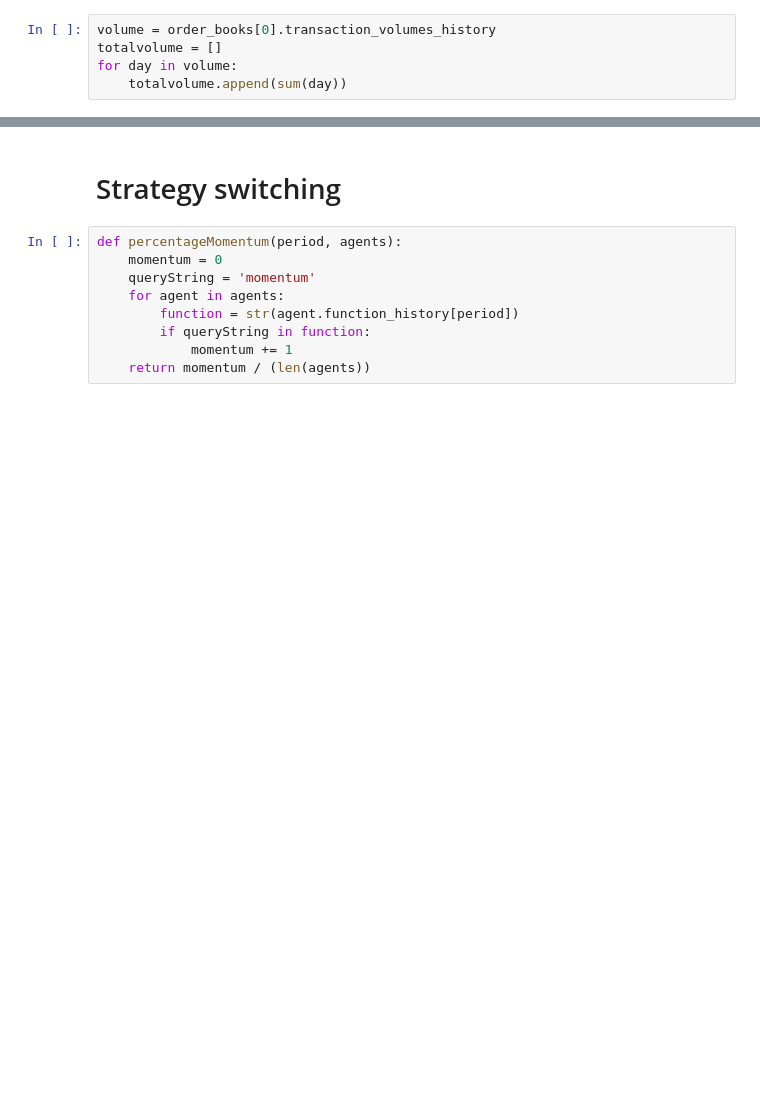
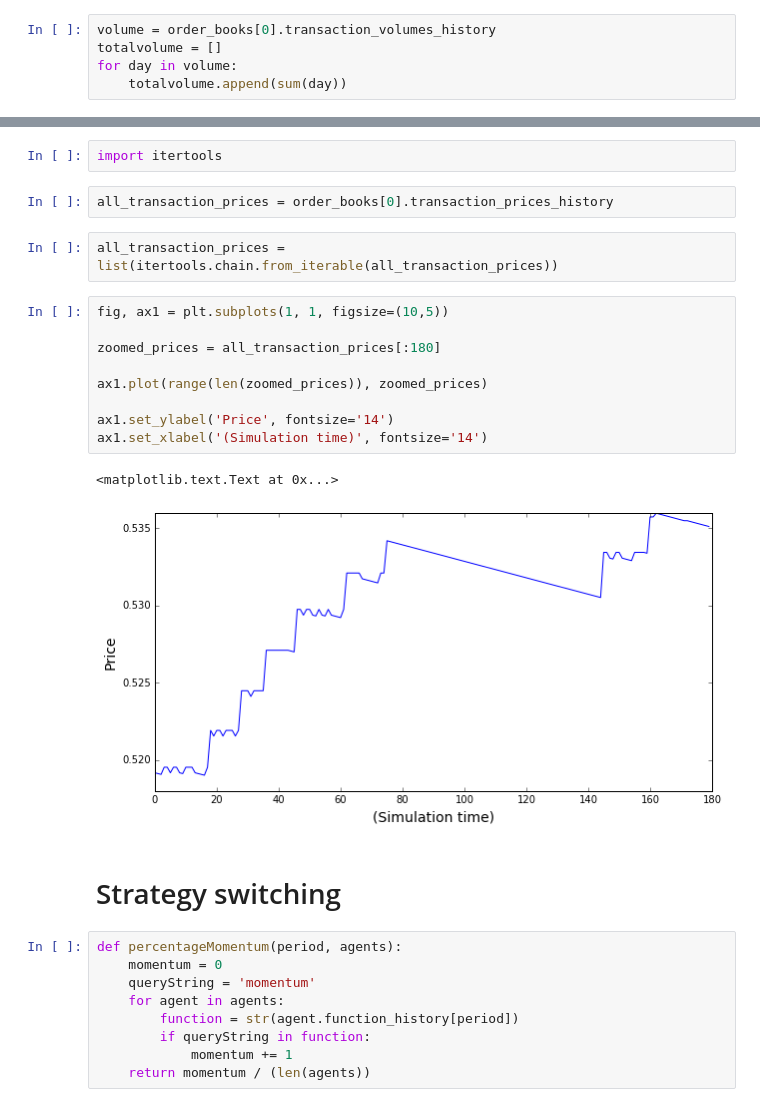
Before and after one commit to LCfP/Agent-Based-Stock-Market-Model, a Jupyter notebook: modeltweaking.ipynb, the cells around one changed output, grey strips where cells are left out. Cells and saved outputs as stored; diff of their text form; blank space fills up the shorter version.

```diff
--- a/modeltweaking.ipynb
+++ b/modeltweaking.ipynb
@@ -124,3 +130,21 @@ ax1.set_xlabel('(Simulation time)', fontsize='14')
+# %%
+import itertools
+# %%
+all_transaction_prices = order_books[0].transaction_prices_history
+# %%
+all_transaction_prices = list(itertools.chain.from_iterable(all_transaction_prices))
+# %%
+fig, ax1 = plt.subplots(1, 1, figsize=(10,5))
+
+zoomed_prices = all_transaction_prices[:180]
+
+ax1.plot(range(len(zoomed_prices)), zoomed_prices)
+
+ax1.set_ylabel('Price', fontsize='14')
+ax1.set_xlabel('(Simulation time)', fontsize='14')
+# %% [output]
+<matplotlib.text.Text at 0x...>
+[figure, added]
 # %% [markdown]
 # Strategy switching
 # %%
```
Also changed, not shown: parts of 11 cells of this notebook, 7 other files.
